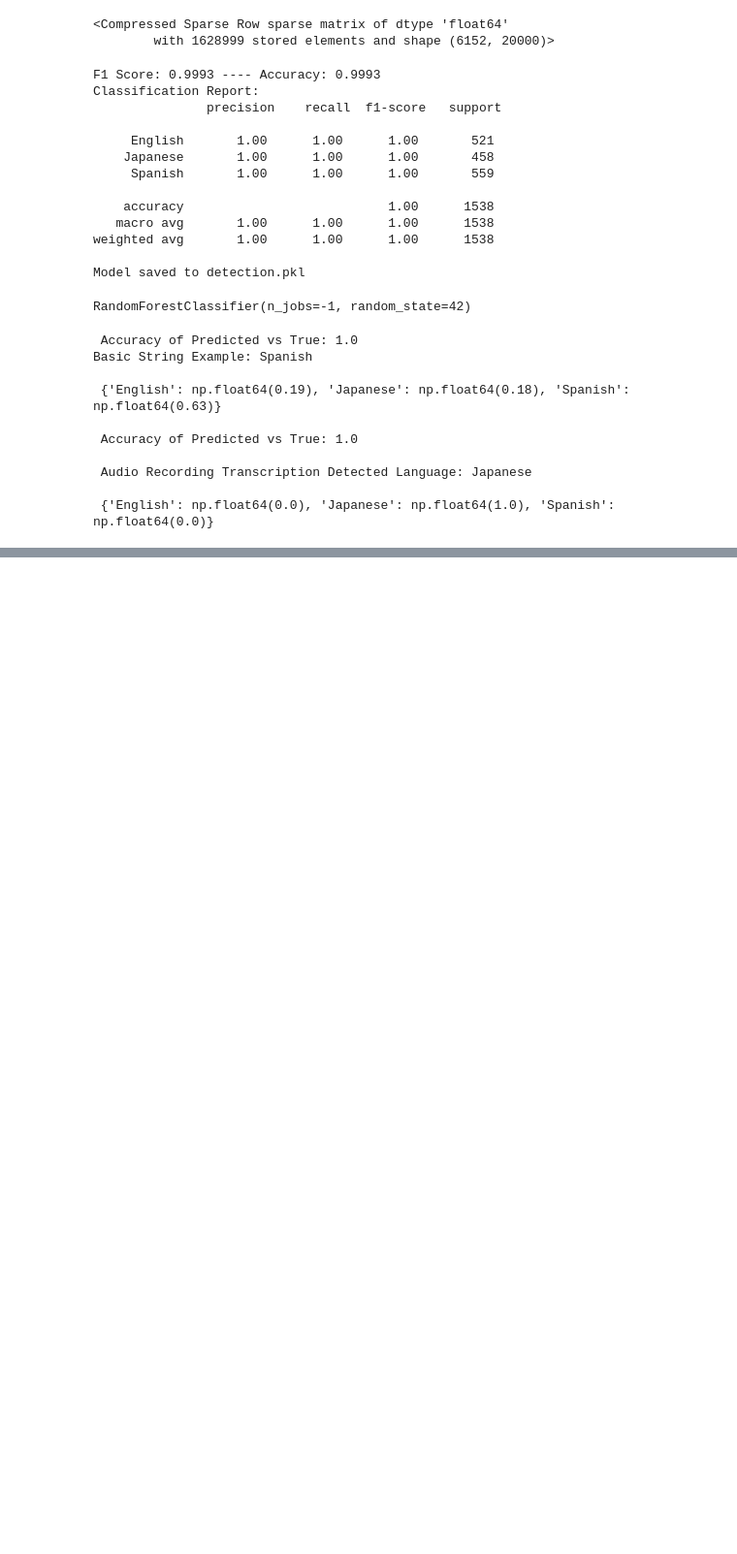
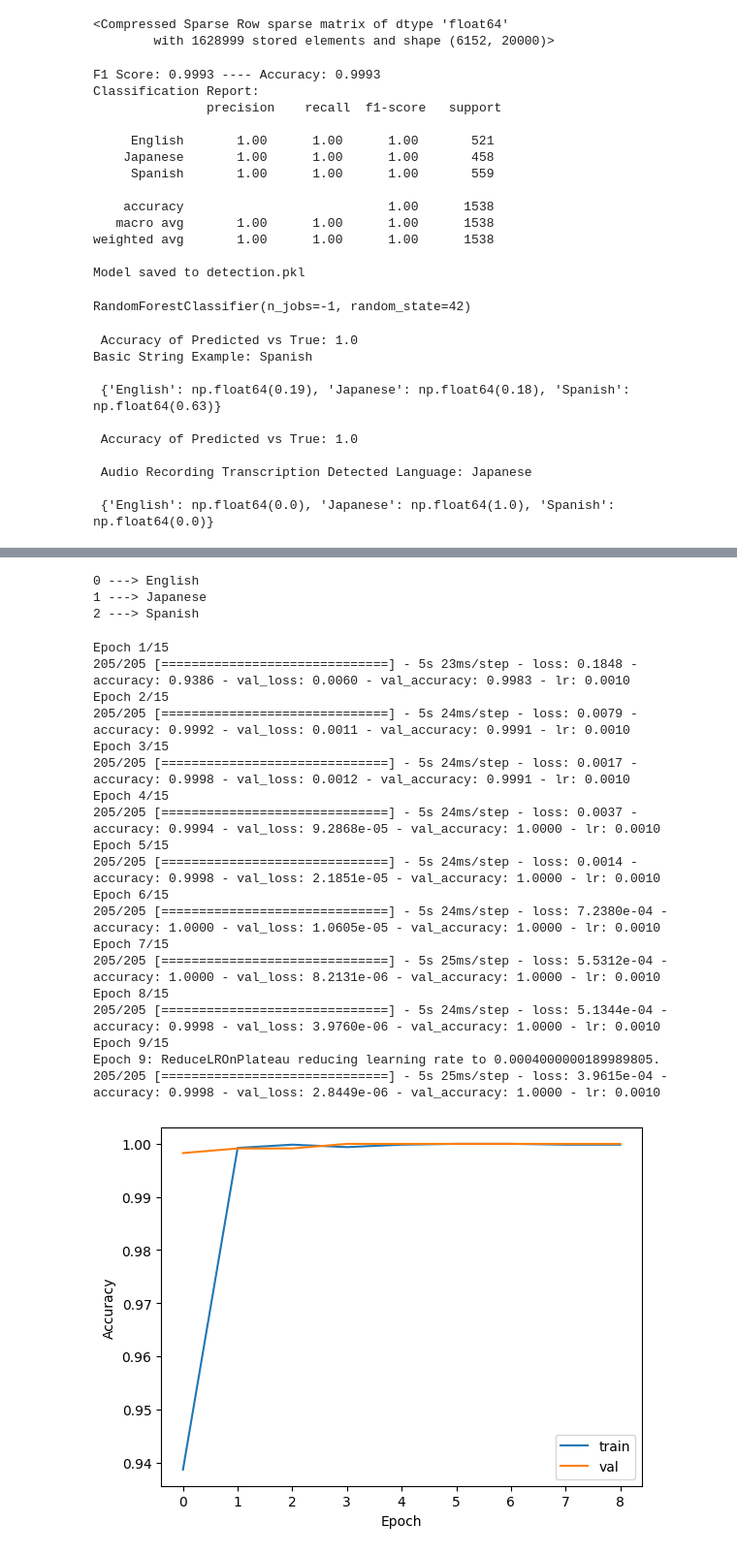
Before and after one commit to JoshuaUAedu/Language-Project, a Jupyter notebook: Detection_Transcription.ipynb, the cells around one changed output, grey strips where cells are left out. Shown at 97% size. Saved outputs shown, nothing was run; the diff lists cells and outputs as text; code cells hidden in the pictures; blank space fills up the shorter version.

Commit message:
CNN Created! Enhanced language detection especially for similar languages! Next step translation model

```diff
--- a/Detection_Transcription.ipynb
+++ b/Detection_Transcription.ipynb
@@ -345,0 +353,32 @@ Basic String Example: Spanish
+# %%
+# Separate Data(text,language) into their own lists
+texts = data['text'].to_list()
+
+labels = data['language'].to_list()
+# %%
+#Tokenizing text data
+max_vocab = 20000
+max_len = 200
+
+# tokenizer = tf.keras.preprocessing.text.Tokenizer(num_words=max_vocab,oov_token="<UNK>") #no spaces in japanese made this not work, too many UNK
+tokenizer = tf.keras.preprocessing.text.Tokenizer(char_level=True,lower = False)
+
+
+
+tokenizer.fit_on_texts(texts)
+
+X = tokenizer.texts_to_sequences(texts)
+X = tf.keras.preprocessing.sequence.pad_sequences(X,maxlen=max_len,padding='post')
+# %%
+#Label Encoding Target Variable -> Language
+label_map = {0: 'English', 1: 'Japanese', 2: 'Spanish'}
+
+Lencoder = LabelEncoder()
+y = Lencoder.fit_transform(labels)
+
+for x, label in enumerate(Lencoder.classes_):
+    print(f'{x} ---> {label}')
+# %% [output]
+0 ---> English
+1 ---> Japanese
+2 ---> Spanish
@@ -345,0 +439,32 @@ Basic String Example: Spanish
+# %%
+# Train Model and Evaluate
+
+model,history = cnn_detect(X,y,max_len,max_vocab)
+
+plt.plot(history.history['accuracy'],label='train')
+plt.plot(history.history['val_accuracy'], label='val')
+plt.legend()
+plt.xlabel('Epoch')
+plt.ylabel('Accuracy')
+plt.show()
+# %% [output]
+Epoch 1/15
+205/205 [==============================] - 5s 23ms/step - loss: 0.1848 - accuracy: 0.9386 - val_loss: 0.0060 - val_accuracy: 0.9983 - lr: 0.0010
+Epoch 2/15
+205/205 [==============================] - 5s 24ms/step - loss: 0.0079 - accuracy: 0.9992 - val_loss: 0.0011 - val_accuracy: 0.9991 - lr: 0.0010
+Epoch 3/15
+205/205 [==============================] - 5s 24ms/step - loss: 0.0017 - accuracy: 0.9998 - val_loss: 0.0012 - val_accuracy: 0.9991 - lr: 0.0010
+Epoch 4/15
+205/205 [==============================] - 5s 24ms/step - loss: 0.0037 - accuracy: 0.9994 - val_loss: 9.2868e-05 - val_accuracy: 1.0000 - lr: 0.0010
+Epoch 5/15
+205/205 [==============================] - 5s 24ms/step - loss: 0.0014 - accuracy: 0.9998 - val_loss: 2.1851e-05 - val_accuracy: 1.0000 - lr: 0.0010
+Epoch 6/15
+205/205 [==============================] - 5s 24ms/step - loss: 7.2380e-04 - accuracy: 1.0000 - val_loss: 1.0605e-05 - val_accuracy: 1.0000 - lr: 0.0010
+Epoch 7/15
+205/205 [==============================] - 5s 25ms/step - loss: 5.5312e-04 - accuracy: 1.0000 - val_loss: 8.2131e-06 - val_accuracy: 1.0000 - lr: 0.0010
+Epoch 8/15
+205/205 [==============================] - 5s 24ms/step - loss: 5.1344e-04 - accuracy: 0.9998 - val_loss: 3.9760e-06 - val_accuracy: 1.0000 - lr: 0.0010
+Epoch 9/15
+Epoch 9: ReduceLROnPlateau reducing learning rate to 0.0004000000189989805.
+205/205 [==============================] - 5s 25ms/step - loss: 3.9615e-04 - accuracy: 0.9998 - val_loss: 2.8449e-06 - val_accuracy: 1.0000 - lr: 0.0010
+[figure, added]
```
Also changed, not shown: parts of 8 cells of this notebook, 3 other files.
